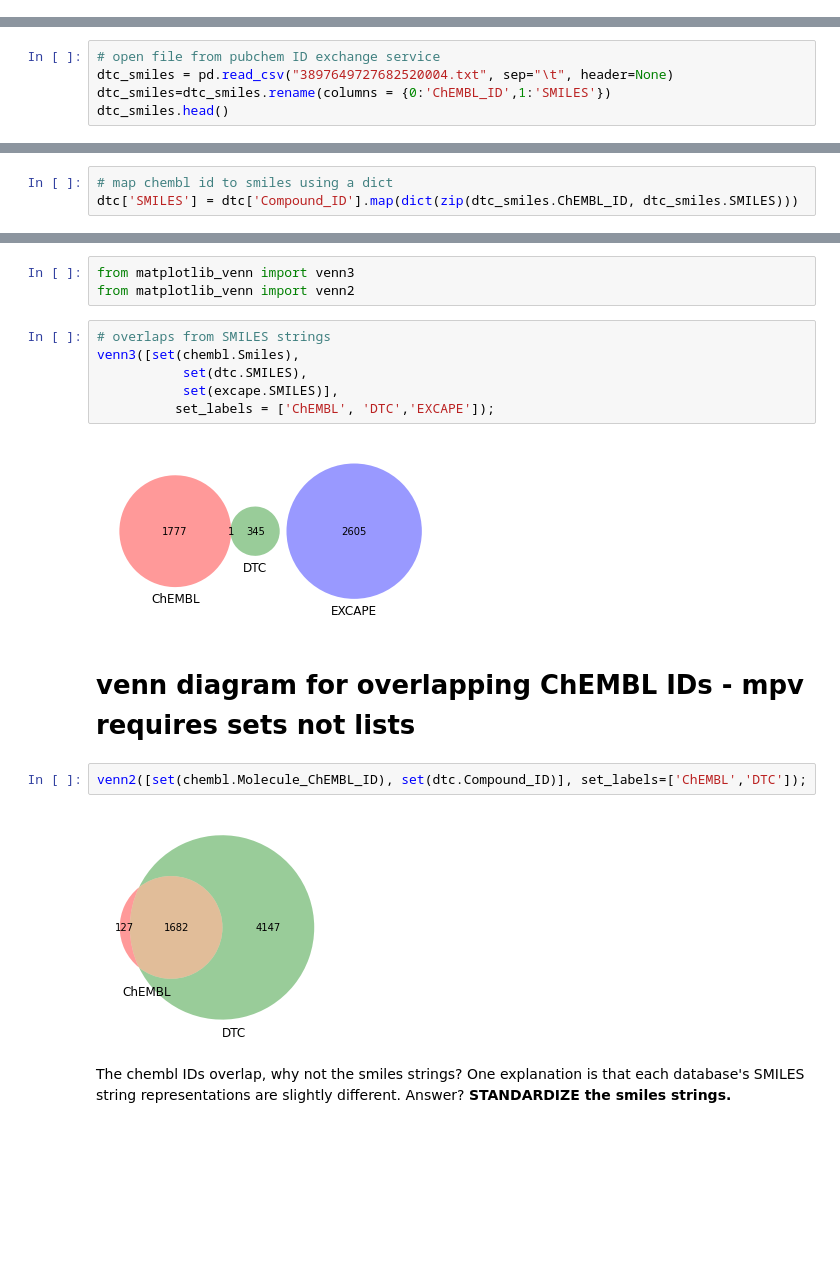
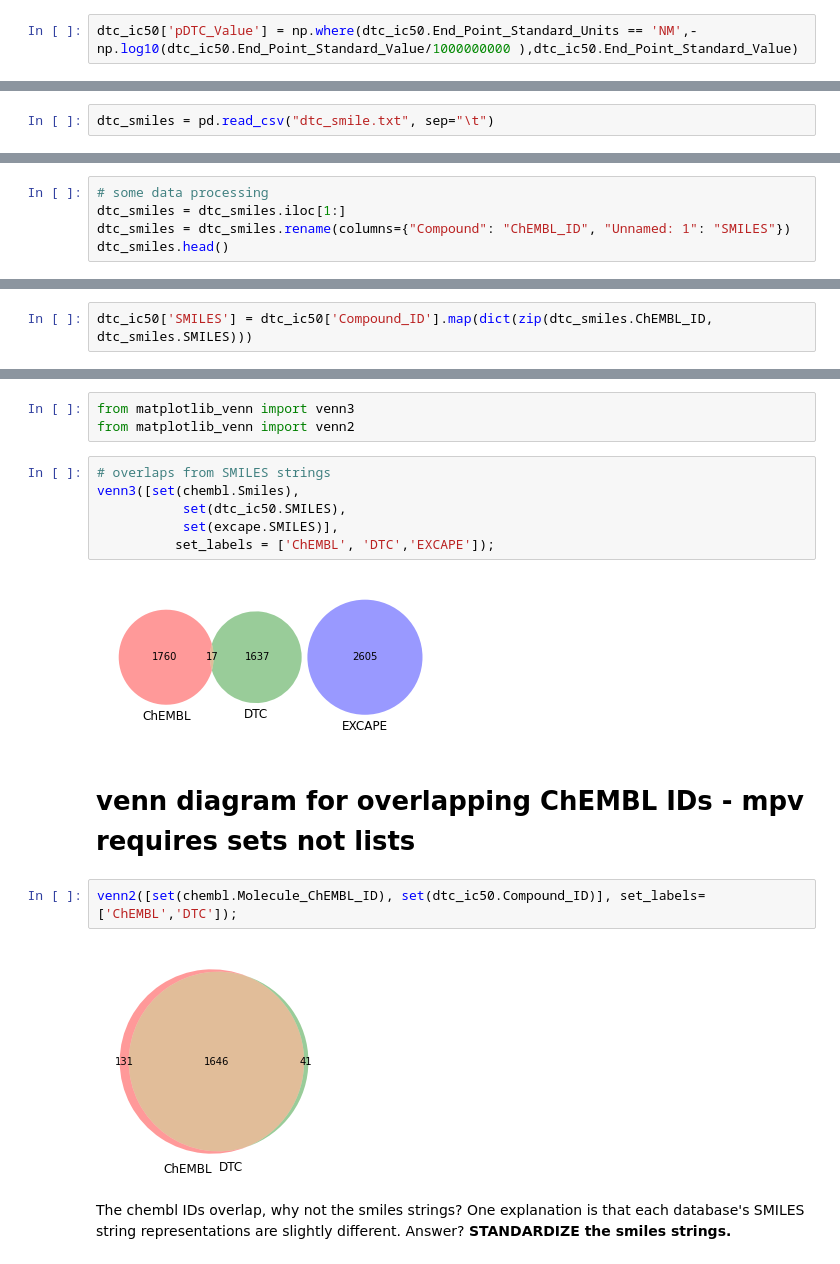
Before and after one commit to ranpei97/E4511-2021-Pei, a Jupyter notebook: HTR2A_EDA_students.ipynb, the cells around one changed output, grey strips where cells are left out. Saved outputs shown, nothing was run; the diff lists cells and outputs as text; blank space fills up the shorter version.

```diff
--- a/HTR2A_EDA_students.ipynb
+++ b/HTR2A_EDA_students.ipynb
@@ -308,0 +386,2 @@ dtc.iloc[0:3, 0:5]
+# %%
+dtc_ic50['pDTC_Value'] = np.where(dtc_ic50.End_Point_Standard_Units == 'NM',-np.log10(dtc_ic50.End_Point_Standard_Value/1000000000 ),dtc_ic50.End_Point_Standard_Value)
@@ -355,0 +466,2 @@ Saving to: ‘3897649727682520004.txt’
+# %%
+dtc_smiles = pd.read_csv("dtc_smile.txt", sep="\t")
@@ -356,7 +477,7 @@ Saving to: ‘3897649727682520004.txt’
 # %%
-# open file from pubchem ID exchange service
-dtc_smiles = pd.read_csv("3897649727682520004.txt", sep="\t", header=None)
-dtc_smiles=dtc_smiles.rename(columns = {0:'ChEMBL_ID',1:'SMILES'})
+# some data processing
+dtc_smiles = dtc_smiles.iloc[1:]
+dtc_smiles = dtc_smiles.rename(columns={"Compound": "ChEMBL_ID", "Unnamed: 1": "SMILES"})
 dtc_smiles.head()
 # %% [output]
 |  | ChEMBL_ID | SMILES |
@@ -383,5 +489,4 @@ Name: ChEMBL_ID, Length: 1281, dtype: object
 # %%
-# map chembl id to smiles using a dict
-dtc['SMILES'] = dtc['Compound_ID'].map(dict(zip(dtc_smiles.ChEMBL_ID, dtc_smiles.SMILES)))
+dtc_ic50['SMILES'] = dtc_ic50['Compound_ID'].map(dict(zip(dtc_smiles.ChEMBL_ID, dtc_smiles.SMILES)))
 # %%
 # what's missing?
@@ -405,17 +510,17 @@ from matplotlib_venn import venn2
 # %%
 # overlaps from SMILES strings
 venn3([set(chembl.Smiles),
-           set(dtc.SMILES),
+           set(dtc_ic50.SMILES),
            set(excape.SMILES)],
           set_labels = ['ChEMBL', 'DTC','EXCAPE']);
 # %% [output]
-[figure, old version]
+[figure, new version]
 # %% [markdown]
 # venn diagram for overlapping ChEMBL IDs - mpv requires sets not lists
 # %%
-venn2([set(chembl.Molecule_ChEMBL_ID), set(dtc.Compound_ID)], set_labels=['ChEMBL','DTC']);
+venn2([set(chembl.Molecule_ChEMBL_ID), set(dtc_ic50.Compound_ID)], set_labels=['ChEMBL','DTC']);
 # %% [output]
-[figure, old version]
+[figure, new version]
 # %% [markdown]
 The chembl IDs overlap, why not the smiles strings? One explanation is that each database's SMILES string representations are slightly different. Answer? **STANDARDIZE the smiles strings.**
 # %% [markdown]
```
Also changed, not shown: parts of 40 cells of this notebook.
